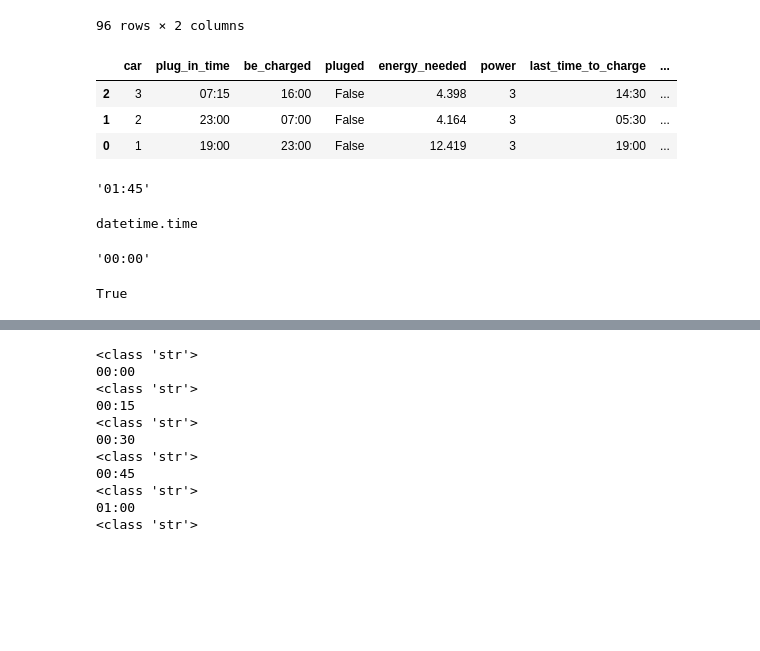
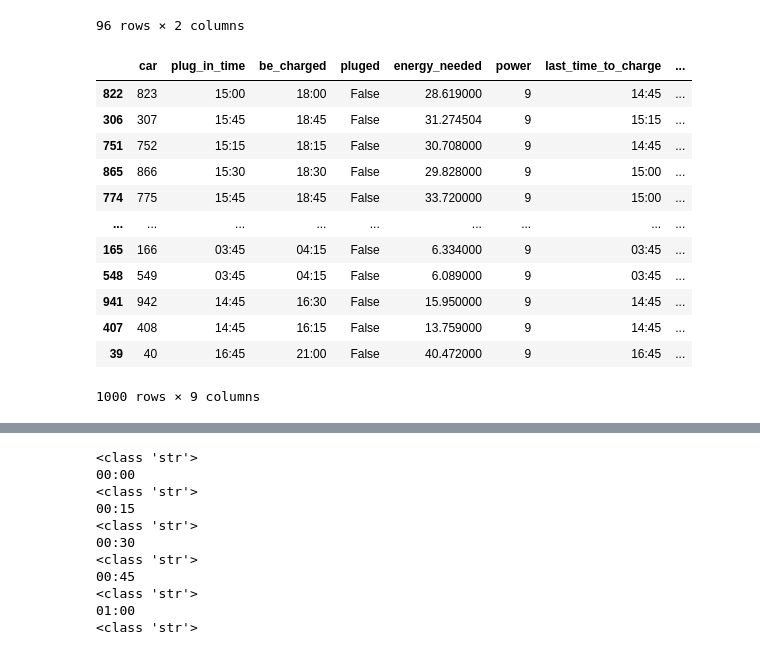
Before and after one commit to yanis-trn/EnergyNow2.0, a Jupyter notebook: EV-modeling.ipynb, the cells around one changed output, grey strips where cells are left out. Cells and saved outputs as stored; diff of their text form; code cells hidden in the pictures; blank space fills up the shorter version.

```diff
--- a/EV-modeling.ipynb
+++ b/EV-modeling.ipynb
@@ -501,43 +501,47 @@ test
 # %%
 # Initialize DataFrame
 df_test = pd.DataFrame(columns=['car', 'plug_in_time', 'be_charged', 'pluged', 'energy_needed', 'power', 'last_time_to_charge'])
 
 # Example parameters
-power = 3
+power = 9
 
-car_number = 3
+car_number = 1000
 # Loop over cars
 for car_number in range(1, car_number + 1):  # Assuming 5 cars for example
     # Sample charging event
     sampled_time, random_kwh = sample_random_charging_event(data_charging, event_counts)
 
     # Model charging constraint and add row to DataFrame
     df_test = pd.concat([df_test, pd.DataFrame([{
         'car': car_number,
         'plug_in_time': sampled_time.strftime("%H:%M"),
         'be_charged': round_time_15(model_charging_constraint(sampled_time, random_kwh, power)).strftime("%H:%M"),
         'pluged': False,
         # 'need_to_charge': False
         'energy_needed': random_kwh,
         'power': power,
         'last_time_to_charge': (round_time_15(model_charging_constraint(sampled_time, random_kwh, power) - timedelta(hours=random_kwh / power))).strftime("%H:%M"),
         'time_before_need_to_charge': (round_time_15(model_charging_constraint(sampled_time, random_kwh, power) - timedelta(hours=random_kwh / power)) - sampled_time).seconds / 3600,
         'charge_done': False
     }])], ignore_index=True)
 
 # Display the resulting DataFrame order by time_before_need_to_charge
 df_test.sort_values(by=['time_before_need_to_charge'], inplace=True, ascending=False)
 df_test
 # %% [output]
 |  | car | plug_in_time | be_charged | pluged | energy_needed | power | last_time_to_charge | ... |
-| 2 | 3 | 07:15 | 16:00 | False | 4.398 | 3 | 14:30 | ... |
-| 1 | 2 | 23:00 | 07:00 | False | 4.164 | 3 | 05:30 | ... |
-| 0 | 1 | 19:00 | 23:00 | False | 12.419 | 3 | 19:00 | ... |
+| 822 | 823 | 15:00 | 18:00 | False | 28.619000 | 9 | 14:45 | ... |
+| 306 | 307 | 15:45 | 18:45 | False | 31.274504 | 9 | 15:15 | ... |
+| 751 | 752 | 15:15 | 18:15 | False | 30.708000 | 9 | 14:45 | ... |
+| 865 | 866 | 15:30 | 18:30 | False | 29.828000 | 9 | 15:00 | ... |
+| 774 | 775 | 15:45 | 18:45 | False | 33.720000 | 9 | 15:00 | ... |
+| ... | ... | ... | ... | ... | ... | ... | ... | ... |
+| 165 | 166 | 03:45 | 04:15 | False | 6.334000 | 9 | 03:45 | ... |
+| 548 | 549 | 03:45 | 04:15 | False | 6.089000 | 9 | 03:45 | ... |
+| 941 | 942 | 14:45 | 16:30 | False | 15.950000 | 9 | 14:45 | ... |
+| 407 | 408 | 14:45 | 16:15 | False | 13.759000 | 9 | 14:45 | ... |
+| 39 | 40 | 16:45 | 21:00 | False | 40.472000 | 9 | 16:45 | ... |
+1000 rows × 9 columns
-# %%
-row = df_test.loc[df_test['car'] == 3]
-row["plug_in_time"].item()
-# %% [output]
-'01:45'
 # %%
 # Initialize DataFrame
 # We are going to use this dataframe to store the power of each car at each time interval
@@ -563,19 +567,6 @@ for time in time_strings:
     df.loc[time] = row_data
 
 df = pd.concat([df, df], axis=0)
-# %%
-type(df.index[0])
-# %% [output]
-datetime.time
-# %%
-df.index[0].strftime("%H:%M")
-# %% [output]
-'00:00'
-# %%
-row = df_test.loc[df_test['car'] == 1]
-row["pluged"].item() == False
-# %% [output]
-True
 # %%
 df
 # %% [output]
```
Also changed, not shown: parts of 10 cells of this notebook, 3 other files.
